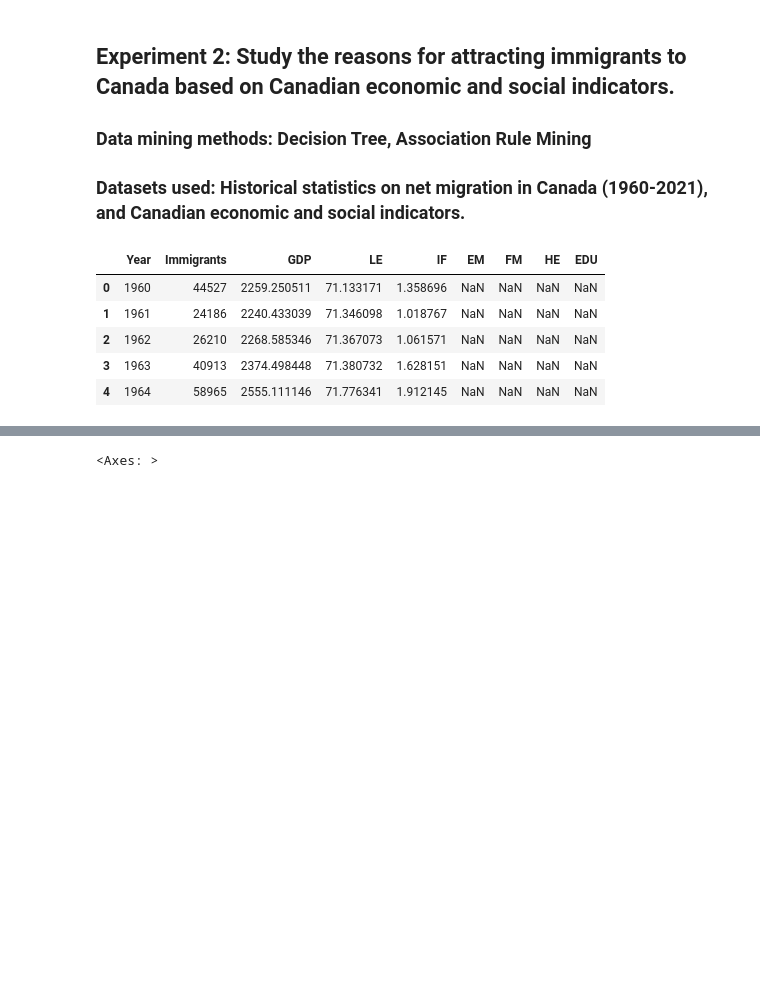
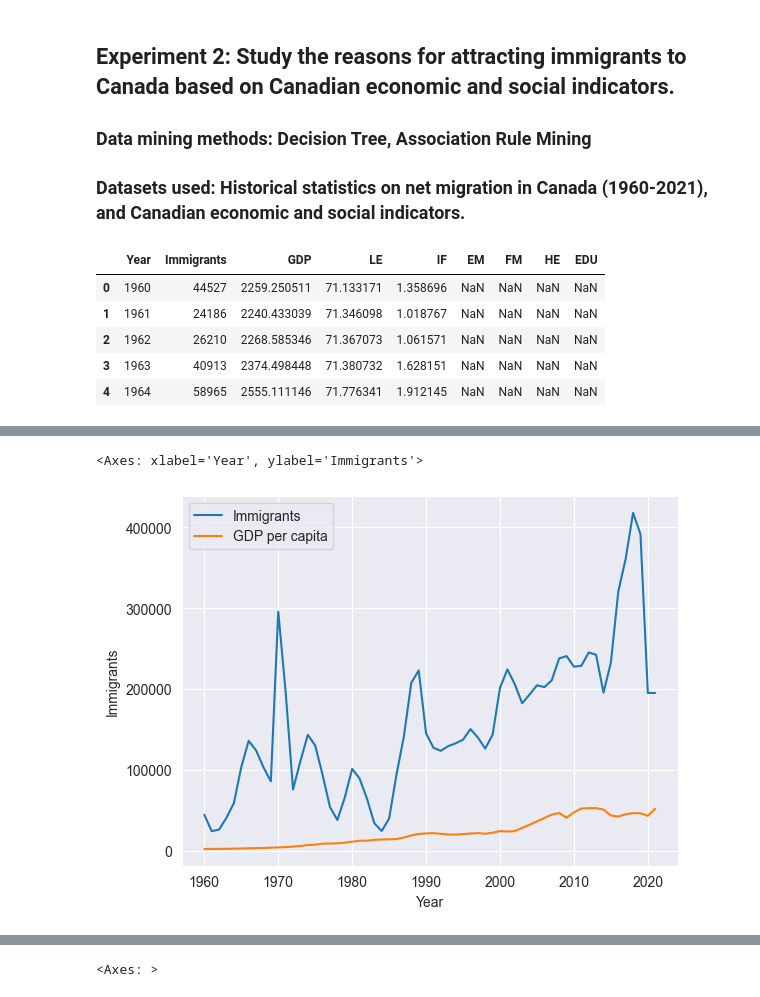
Before and after one commit to Hongwei-Z/CanadianImmigrationStudy, a Jupyter notebook: Experiment_2.ipynb, the cells around one changed output, grey strips where cells are left out. Cells and saved outputs as stored; diff of their text form; code cells hidden in the pictures; blank space fills up the shorter version.

```diff
--- a/Experiment_2.ipynb
+++ b/Experiment_2.ipynb
@@ -64,0 +88,7 @@ dataset.describe()
+# %%
+# Demonstrate the relationship between immigrants and GDP per capita.
+sb.lineplot(data=dataset_full, x='Year', y='Immigrants', label='Immigrants').set(xlabel='Year', ylabel='Immigrants')
+sb.lineplot(data=dataset_full, x='Year', y='GDP', label='GDP per capita')
+# %% [output]
+<Axes: xlabel='Year', ylabel='Immigrants'>
+[figure, added]
```
Also changed, not shown: parts of 6 cells of this notebook.
